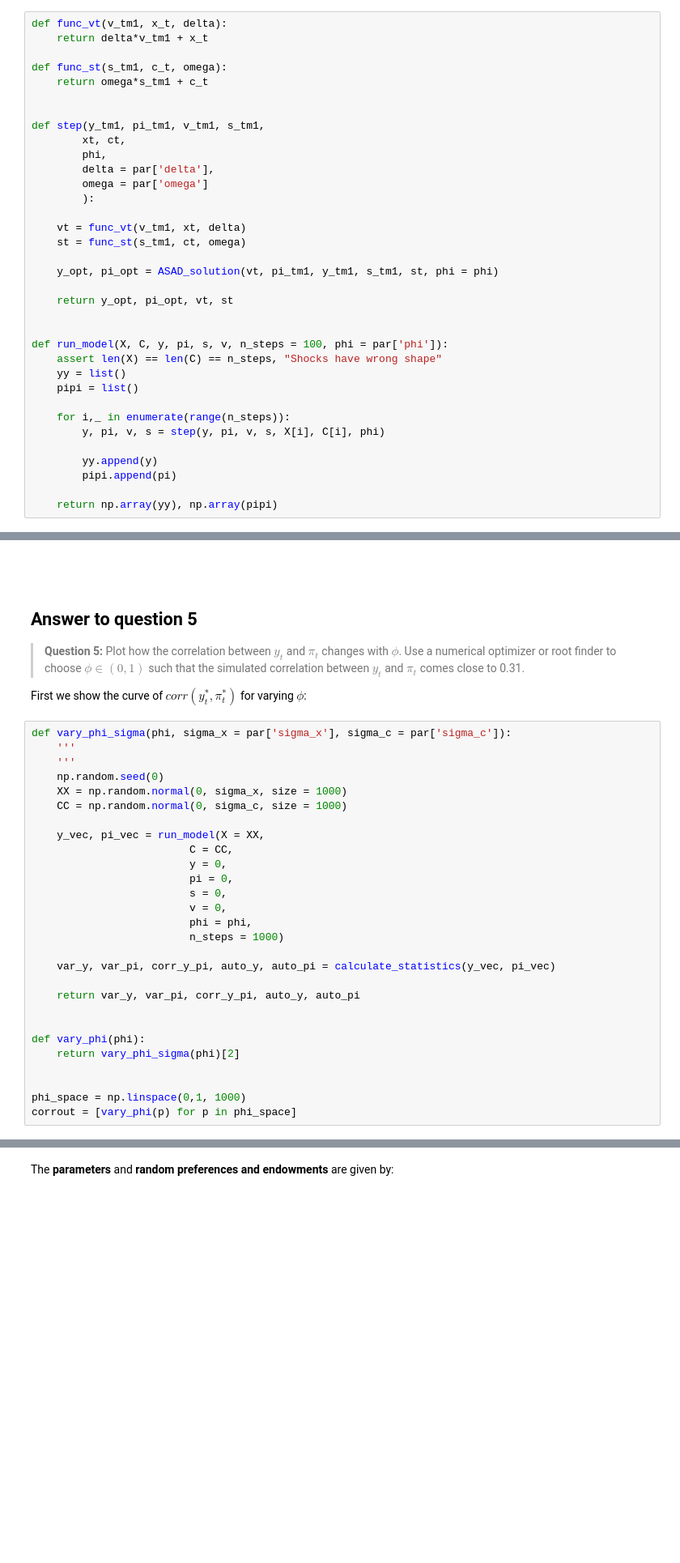
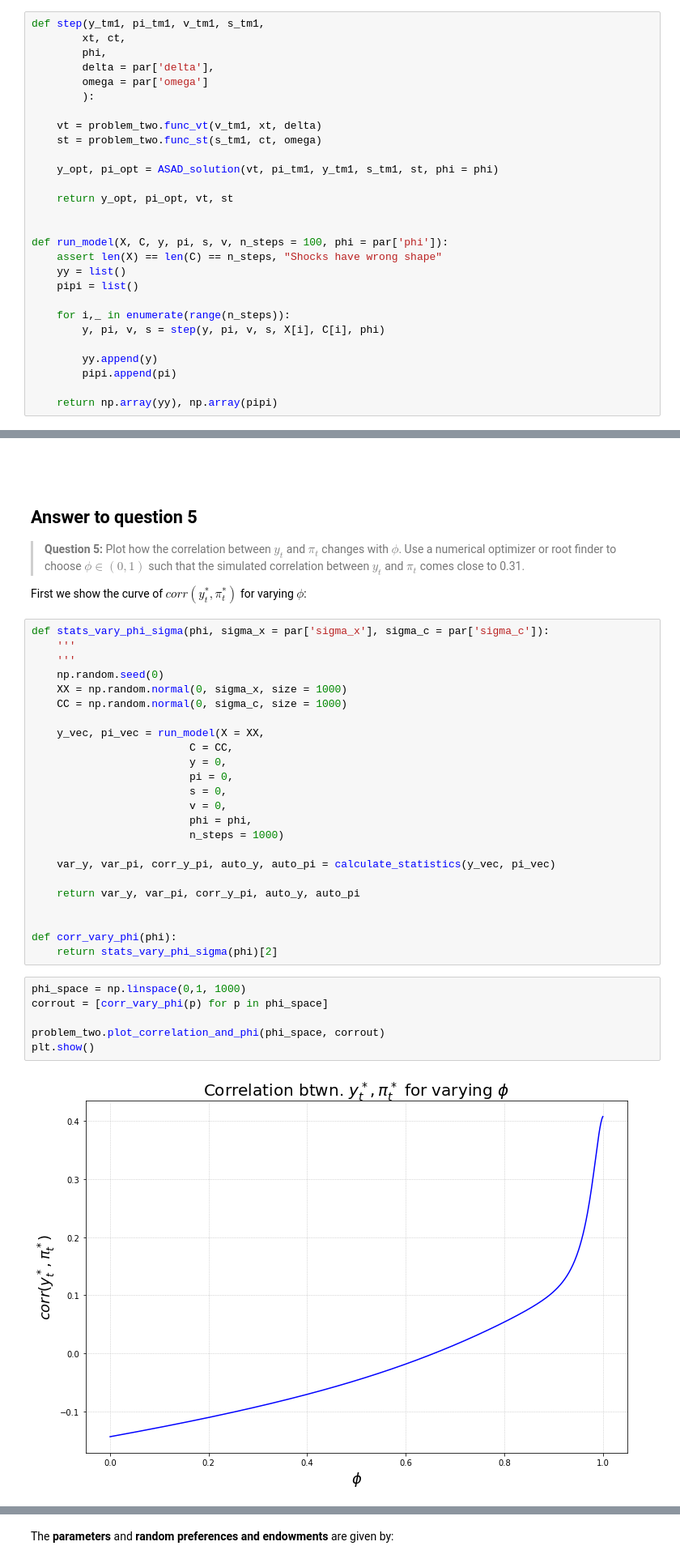
Before and after one commit to NumEconCopenhagen/projects-2019-remove-argv-0, a Jupyter notebook: examproject/exam_2019_kristian.ipynb, the cells around one changed output, grey strips where cells are left out. Shown: that part at 81% size. Cells and saved outputs as stored; diff of their text form; blank space fills up the shorter version.

```diff
--- a/examproject/exam_2019_kristian.ipynb
+++ b/examproject/exam_2019_kristian.ipynb
@@ -540,13 +499,6 @@ plt.show()
 
 We first define functions that can calculate $v_t$ and $s_t$, and then define the function `step` that steps the model forward by one time step. Finally we define `run_model` which simply steps through the model given a set of starting values and a number of steps to take.
 # %%
-def func_vt(v_tm1, x_t, delta):
-    return delta*v_tm1 + x_t
-
-def func_st(s_tm1, c_t, omega):
-    return omega*s_tm1 + c_t
-
-
 def step(y_tm1, pi_tm1, v_tm1, s_tm1,
         xt, ct,
         phi,
@@ -554,8 +506,8 @@ def step(y_tm1, pi_tm1, v_tm1, s_tm1,
         omega = par['omega']
         ):
 
-    vt = func_vt(v_tm1, xt, delta)
-    st = func_st(s_tm1, ct, omega)
+    vt = problem_two.func_vt(v_tm1, xt, delta)
+    st = problem_two.func_st(s_tm1, ct, omega)
 
     y_opt, pi_opt = ASAD_solution(vt, pi_tm1, y_tm1, s_tm1, st, phi = phi)
 
@@ -686,7 +622,7 @@ autocorrelation of pi: 0.9849139427261434
 
 First we show the curve of $corr(y^*_t, \pi^*_t)$ for varying $\phi$:
 # %%
-def vary_phi_sigma(phi, sigma_x = par['sigma_x'], sigma_c = par['sigma_c']):
+def stats_vary_phi_sigma(phi, sigma_x = par['sigma_x'], sigma_c = par['sigma_c']):
     '''
     '''
     np.random.seed(0)
@@ -707,9 +643,13 @@ def vary_phi_sigma(phi, sigma_x = par['sigma_x'], sigma_c = par['sigma_c']):
     return var_y, var_pi, corr_y_pi, auto_y, auto_pi
 
 
-def vary_phi(phi):
-    return vary_phi_sigma(phi)[2]
-
-
-phi_space = np.linspace(0,1, 1000)
-corrout = [vary_phi(p) for p in phi_space]
+def corr_vary_phi(phi):
+    return stats_vary_phi_sigma(phi)[2]
+# %%
+phi_space = np.linspace(0,1, 1000)
+corrout = [corr_vary_phi(p) for p in phi_space]
+
+problem_two.plot_correlation_and_phi(phi_space, corrout)
+plt.show()
+# %% [output]
+[figure, added]
```
Also changed, not shown: parts of 40 cells of this notebook, 2 other files.
